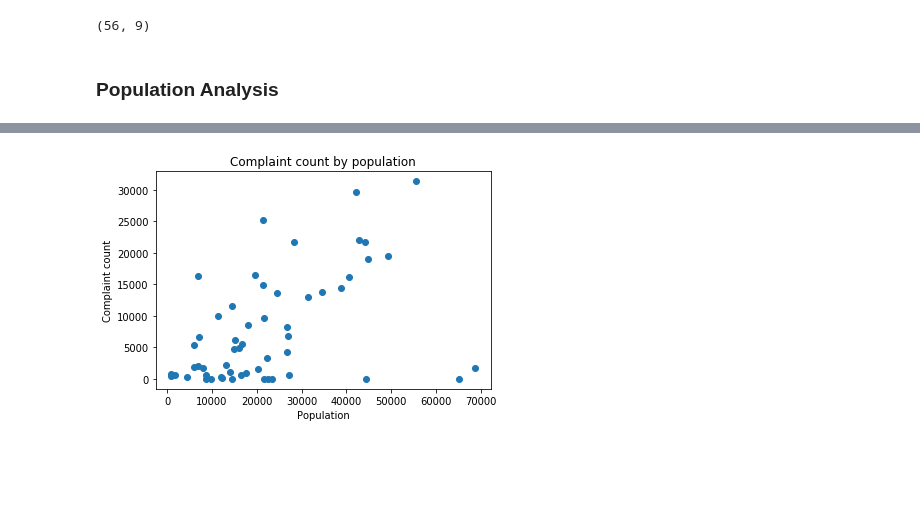
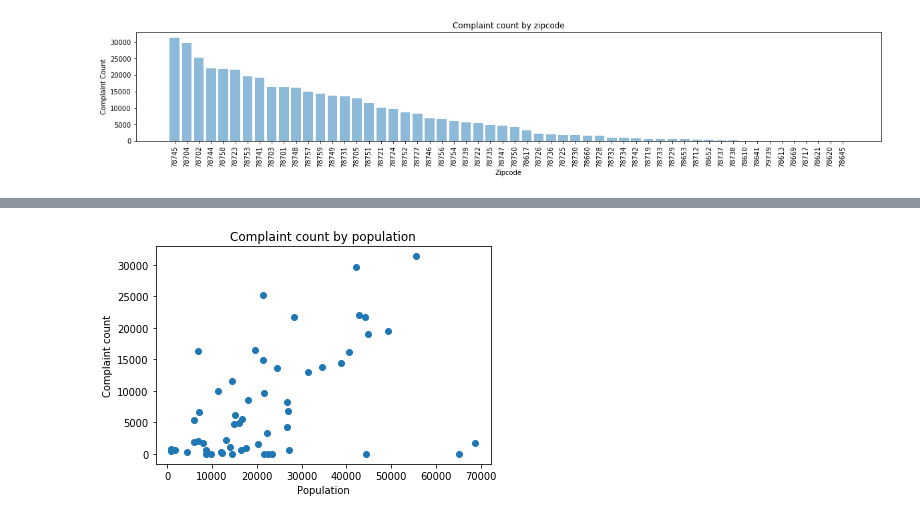
Before and after one commit to mraigosa/Austin_311_analysis, a Jupyter notebook: zipcode_analysis_main.ipynb, the cells around one changed output, grey strips where cells are left out. Saved outputs shown, nothing was run; the diff lists cells and outputs as text; code cells hidden in the pictures; blank space fills up the shorter version.

```diff
--- a/zipcode_analysis_main.ipynb
+++ b/zipcode_analysis_main.ipynb
@@ -16,9 +18,21 @@ zipcode_main_df.head()
 | 2 | 78702 | 25203 | 1497.0 | 34734.0 | 33.0 | 11.0 | ... |
 | 3 | 78744 | 22108 | 1807.0 | 41056.0 | 26.0 | 9.0 | ... |
 | 4 | 78758 | 21741 | 2281.0 | 41792.0 | 24.0 | 10.0 | ... |
-# %%
-zipcode_main_df.shape
-# %% [output]
-(56, 9)
-# %% [markdown]
-### Population Analysis
+# %%
+#plot complaint count by zipcode
+
+# Create the ticks for bar chart's x axis
+plt.figure(figsize=(20,3))
+x_axis = np.arange(len(zipcode_main_df["zip_code"]))
+tick_locations = [value + 0.4 for value in x_axis]
+plt.xticks(tick_locations, zipcode_main_df["zip_code"], rotation="vertical")
+
+plt.bar(x_axis, zipcode_main_df["complaint_count"], alpha=0.5, align="edge")
+
+plt.xlabel("Zipcode")
+plt.ylabel("Complaint Count")
+plt.title("Complaint count by zipcode")
+
+plt.show()
+# %% [output]
+[figure, added]
```
Also changed, not shown: parts of 28 cells of this notebook, 11 other files.
